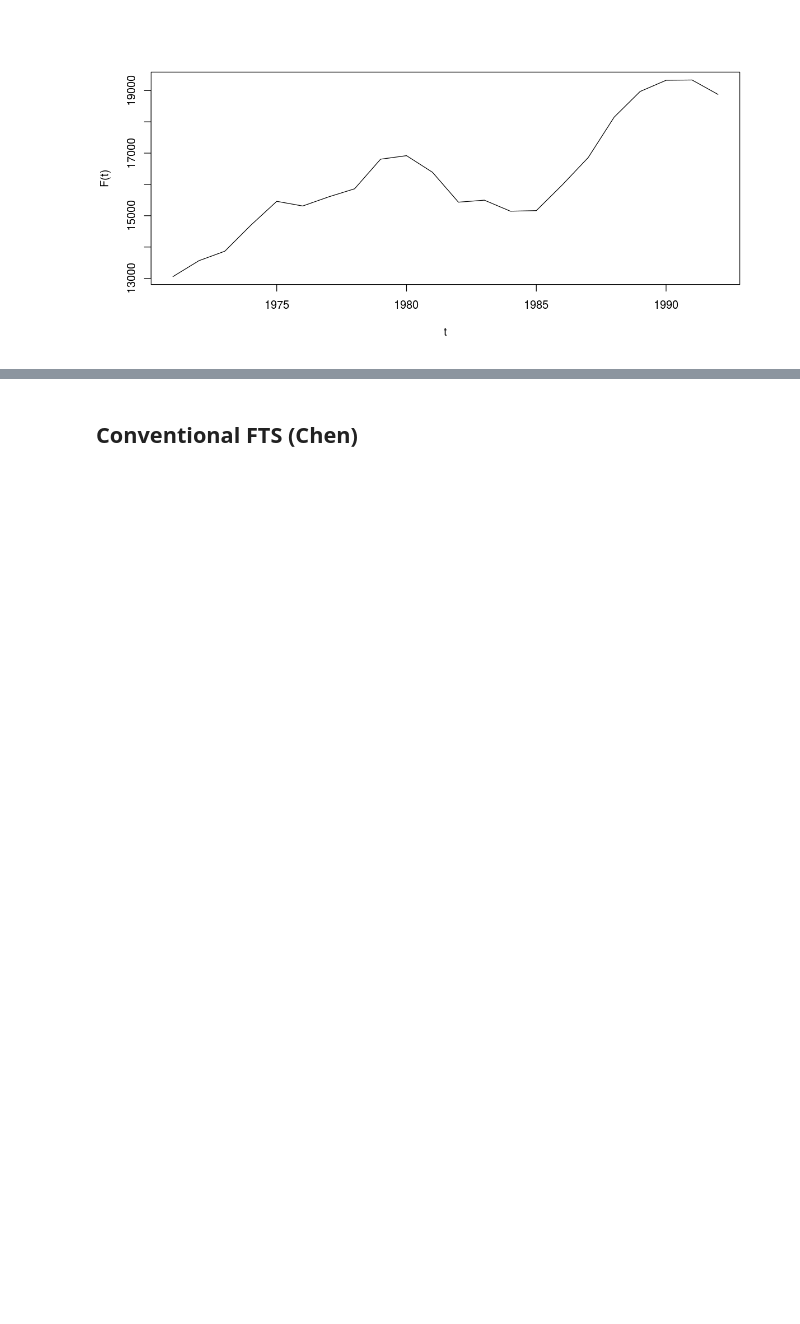
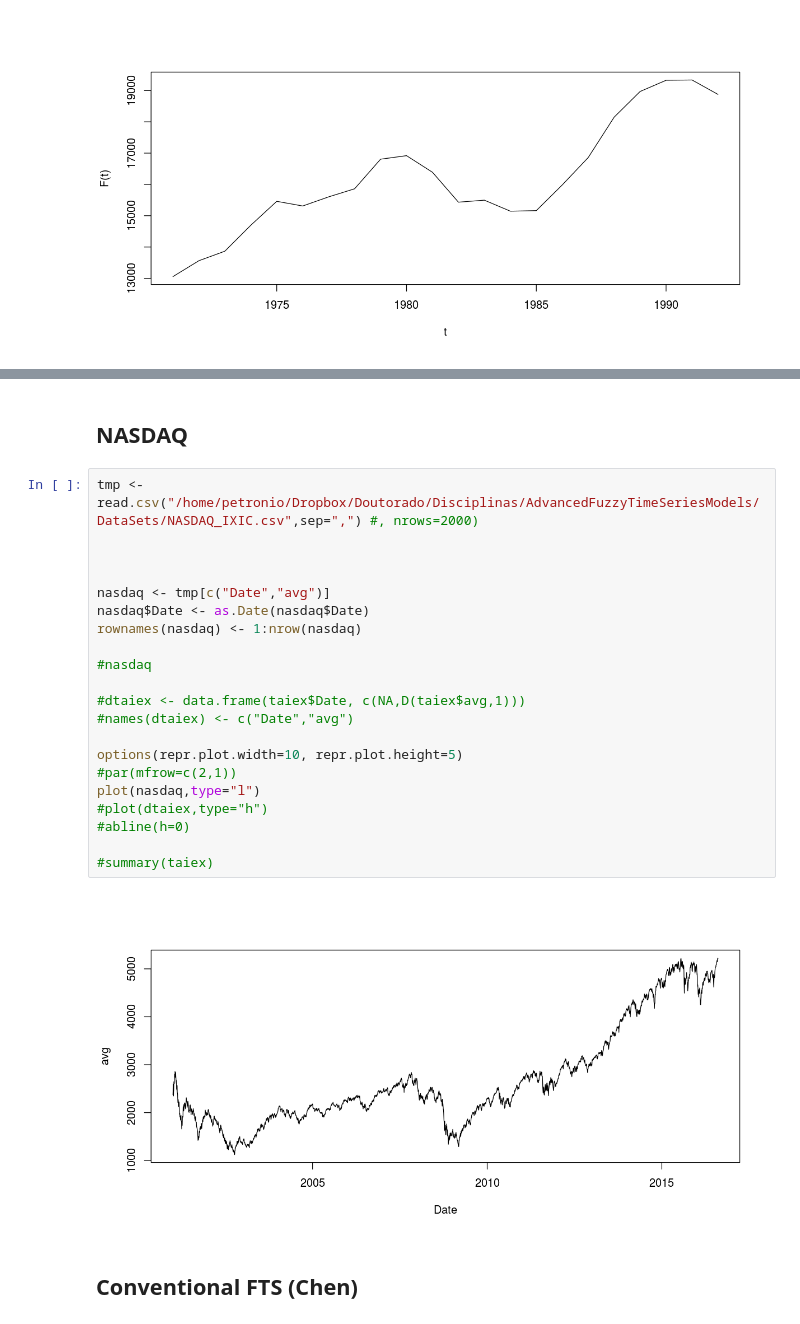
Before and after one commit to petroniocandido/rfts, a Jupyter notebook: benchmarks.ipynb, the cells around one changed output, grey strips where cells are left out. Saved outputs shown, nothing was run; the diff lists cells and outputs as text; blank space fills up the shorter version.

```diff
--- a/benchmarks.ipynb
+++ b/benchmarks.ipynb
@@ -60,4 +57,29 @@ summary(taiex)
 [figure]
+# %% [markdown]
+## NASDAQ
+# %%
+tmp <- read.csv("/home/petronio/Dropbox/Doutorado/Disciplinas/AdvancedFuzzyTimeSeriesModels/DataSets/NASDAQ_IXIC.csv",sep=",") #, nrows=2000)
+
+
+
+nasdaq <- tmp[c("Date","avg")]
+nasdaq$Date <- as.Date(nasdaq$Date)
+rownames(nasdaq) <- 1:nrow(nasdaq)
+
+#nasdaq
+
+#dtaiex <- data.frame(taiex$Date, c(NA,D(taiex$avg,1)))
+#names(dtaiex) <- c("Date","avg")
+
+options(repr.plot.width=10, repr.plot.height=5)
+#par(mfrow=c(2,1))
+plot(nasdaq,type="l")
+#plot(dtaiex,type="h")
+#abline(h=0)
+
+#summary(taiex)
+# %% [output]
+[figure, added]
 # %% [markdown]
 ## Conventional FTS (Chen)
 # %%
```
Also changed, not shown: parts of 18 cells of this notebook, 2 other files.
